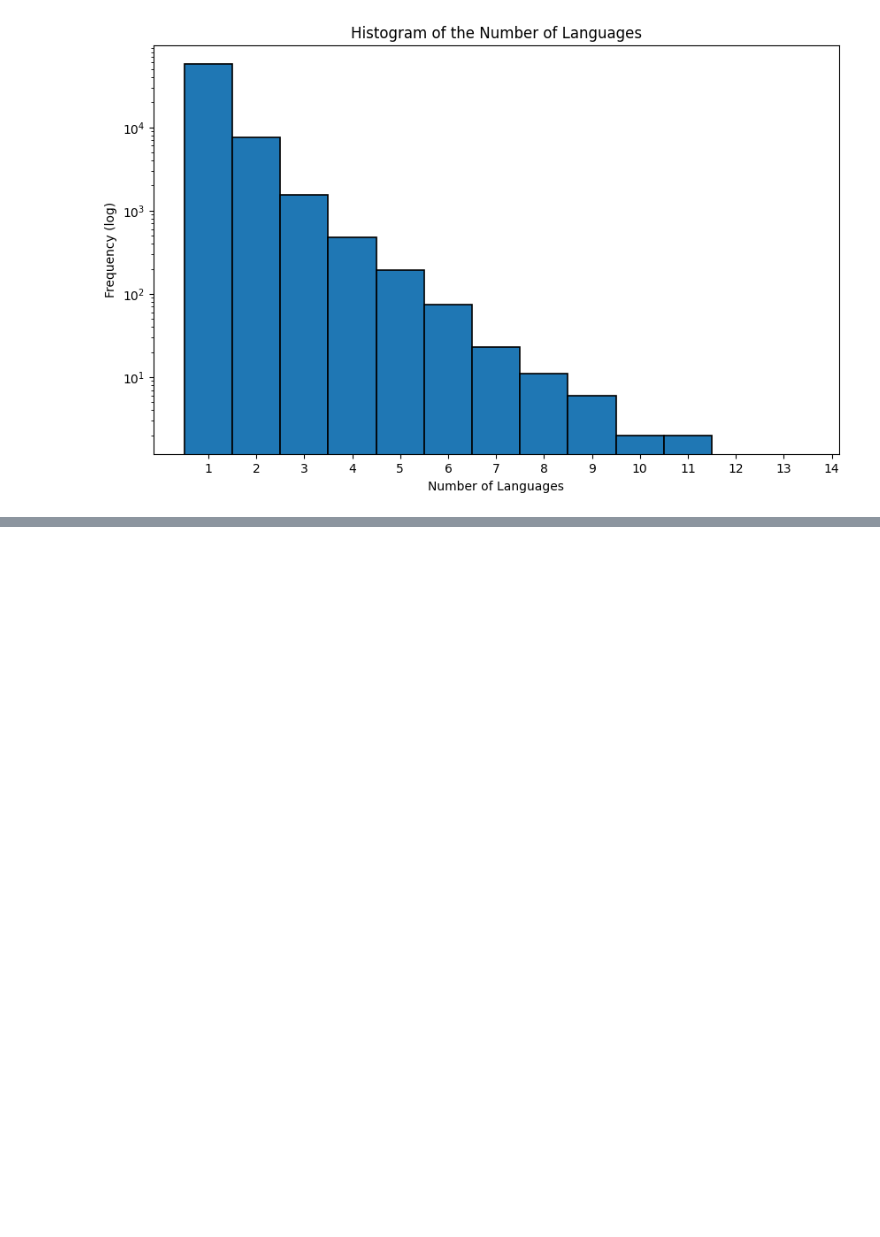
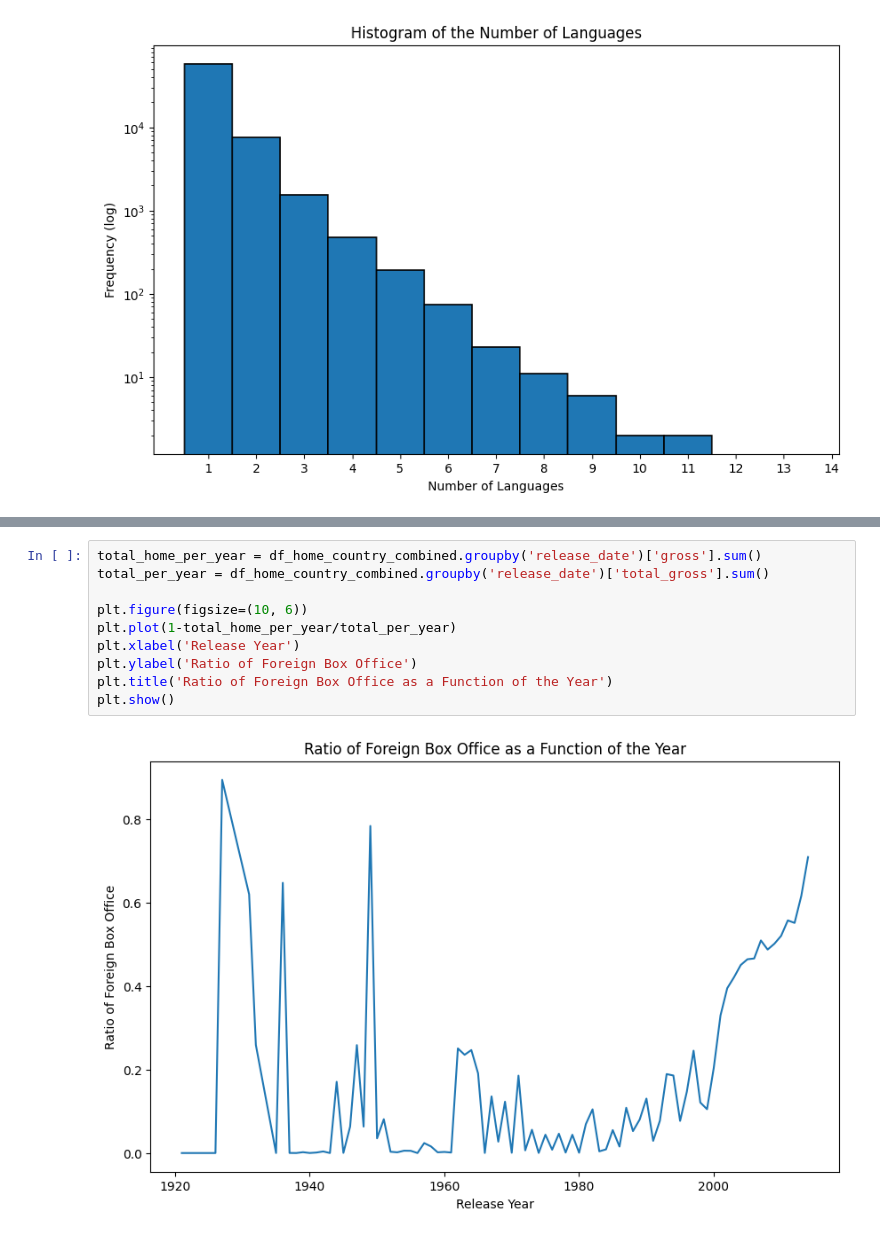
Before and after one commit to epfl-ada/ada-2023-project-nada2023, a Jupyter notebook: notebook.ipynb, the cells around one changed output, grey strips where cells are left out. Drawn from its saved outputs; the diff is of its cells as text; blank space fills up the shorter version.

```diff
--- a/notebook.ipynb
+++ b/notebook.ipynb
@@ -485,0 +573,12 @@ Name: 213, dtype: object
+# %%
+total_home_per_year = df_home_country_combined.groupby('release_date')['gross'].sum()
+total_per_year = df_home_country_combined.groupby('release_date')['total_gross'].sum()
+
+plt.figure(figsize=(10, 6))
+plt.plot(1-total_home_per_year/total_per_year)
+plt.xlabel('Release Year')
+plt.ylabel('Ratio of Foreign Box Office')
+plt.title('Ratio of Foreign Box Office as a Function of the Year')
+plt.show()
+# %% [output]
+[figure, added]
```
Also changed, not shown: parts of 14 cells of this notebook.
